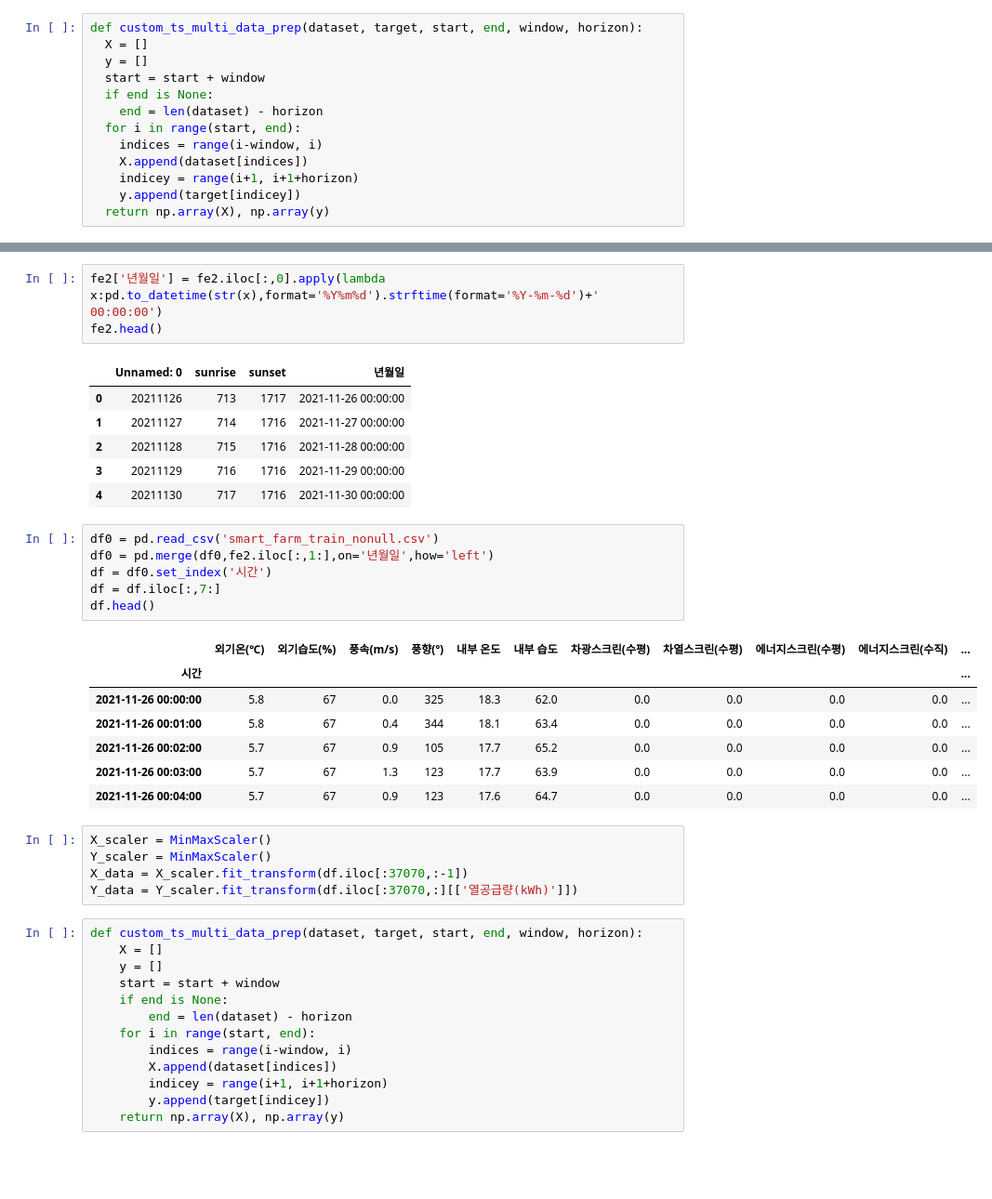
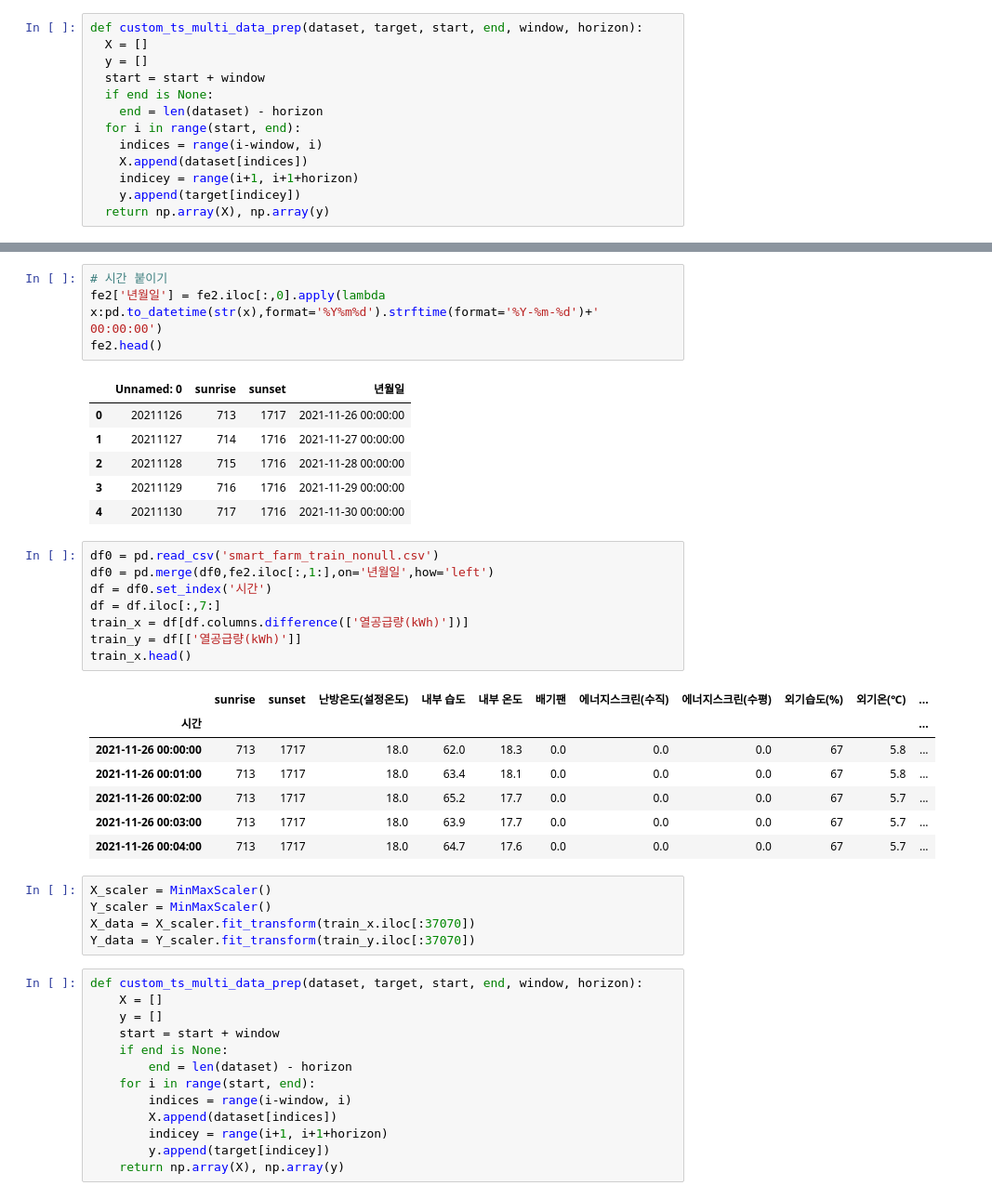
Before and after one commit to yxbxn/smart_farm, a Jupyter notebook: bidirectional_lstm_demo.ipynb, the cells around one changed output, grey strips where cells are left out. Shown at 93% size. Drawn from its saved outputs; the diff is of its cells as text; blank space fills up the shorter version.

```diff
--- a/bidirectional_lstm_demo.ipynb
+++ b/bidirectional_lstm_demo.ipynb
@@ -33,4 +42,5 @@ fe2 = pd.read_csv('sunset_sunrise_data.csv')
 # %%
+# 시간 붙이기
 fe2['년월일'] = fe2.iloc[:,0].apply(lambda x:pd.to_datetime(str(x),format='%Y%m%d').strftime(format='%Y-%m-%d')+' 00:00:00')
 fe2.head()
 # %% [output]
@@ -43,22 +53,24 @@ fe2.head()
 # %%
 df0 = pd.read_csv('smart_farm_train_nonull.csv')
 df0 = pd.merge(df0,fe2.iloc[:,1:],on='년월일',how='left')
 df = df0.set_index('시간')
 df = df.iloc[:,7:]
-df.head()
+train_x = df[df.columns.difference(['열공급량(kWh)'])]
+train_y = df[['열공급량(kWh)']]
+train_x.head()
 # %% [output]
-|  | 외기온(℃) | 외기습도(%) | 풍속(m/s) | 풍향(º) | 내부 온도 | 내부 습도 | 차광스크린(수평) | 차열스크린(수평) | 에너지스크린(수평) | 에너지스크린(수직) | ... |
+|  | sunrise | sunset | 난방온도(설정온도) | 내부 습도 | 내부 온도 | 배기팬 | 에너지스크린(수직) | 에너지스크린(수평) | 외기습도(%) | 외기온(℃) | ... |
 | 시간 |  |  |  |  |  |  |  |  |  |  | ... |
-| 2021-11-26 00:00:00 | 5.8 | 67 | 0.0 | 325 | 18.3 | 62.0 | 0.0 | 0.0 | 0.0 | 0.0 | ... |
-| 2021-11-26 00:01:00 | 5.8 | 67 | 0.4 | 344 | 18.1 | 63.4 | 0.0 | 0.0 | 0.0 | 0.0 | ... |
-| 2021-11-26 00:02:00 | 5.7 | 67 | 0.9 | 105 | 17.7 | 65.2 | 0.0 | 0.0 | 0.0 | 0.0 | ... |
-| 2021-11-26 00:03:00 | 5.7 | 67 | 1.3 | 123 | 17.7 | 63.9 | 0.0 | 0.0 | 0.0 | 0.0 | ... |
-| 2021-11-26 00:04:00 | 5.7 | 67 | 0.9 | 123 | 17.6 | 64.7 | 0.0 | 0.0 | 0.0 | 0.0 | ... |
+| 2021-11-26 00:00:00 | 713 | 1717 | 18.0 | 62.0 | 18.3 | 0.0 | 0.0 | 0.0 | 67 | 5.8 | ... |
+| 2021-11-26 00:01:00 | 713 | 1717 | 18.0 | 63.4 | 18.1 | 0.0 | 0.0 | 0.0 | 67 | 5.8 | ... |
+| 2021-11-26 00:02:00 | 713 | 1717 | 18.0 | 65.2 | 17.7 | 0.0 | 0.0 | 0.0 | 67 | 5.7 | ... |
+| 2021-11-26 00:03:00 | 713 | 1717 | 18.0 | 63.9 | 17.7 | 0.0 | 0.0 | 0.0 | 67 | 5.7 | ... |
+| 2021-11-26 00:04:00 | 713 | 1717 | 18.0 | 64.7 | 17.6 | 0.0 | 0.0 | 0.0 | 67 | 5.7 | ... |
 # %%
 X_scaler = MinMaxScaler()
 Y_scaler = MinMaxScaler()
-X_data = X_scaler.fit_transform(df.iloc[:37070,:-1])
-Y_data = Y_scaler.fit_transform(df.iloc[:37070,:][['열공급량(kWh)']])
+X_data = X_scaler.fit_transform(train_x.iloc[:37070])
+Y_data = Y_scaler.fit_transform(train_y.iloc[:37070])
 # %%
 def custom_ts_multi_data_prep(dataset, target, start, end, window, horizon):
     X = []
```
Also changed, not shown: parts of 7 cells of this notebook, 1 other file.
